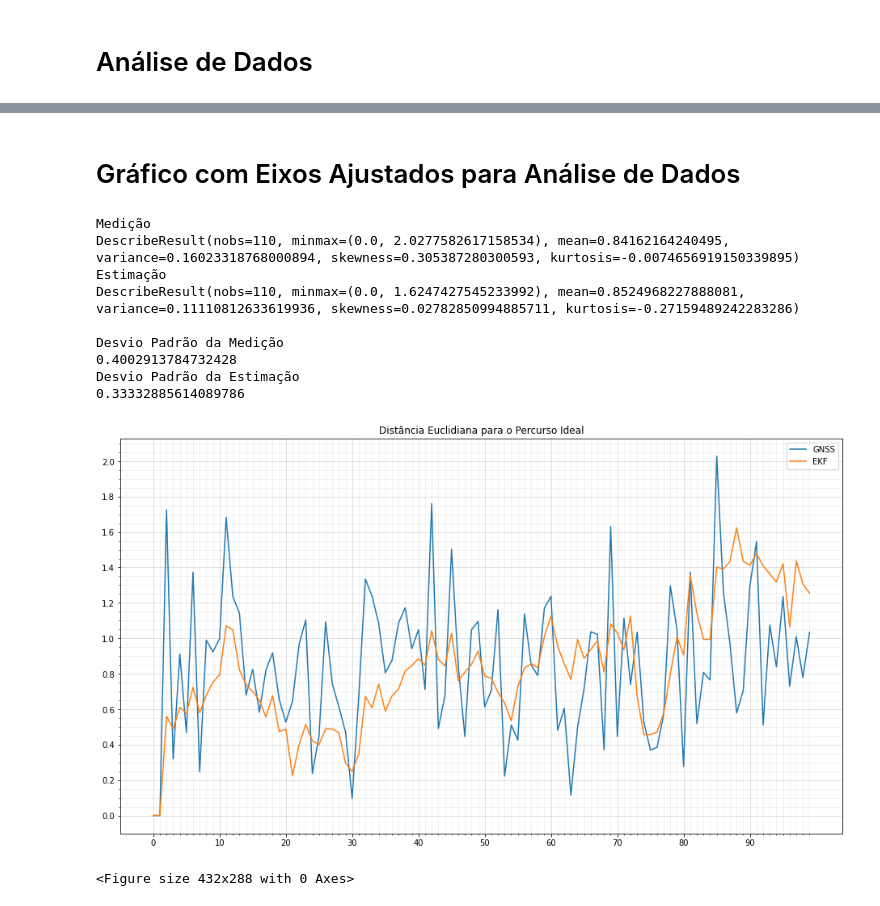
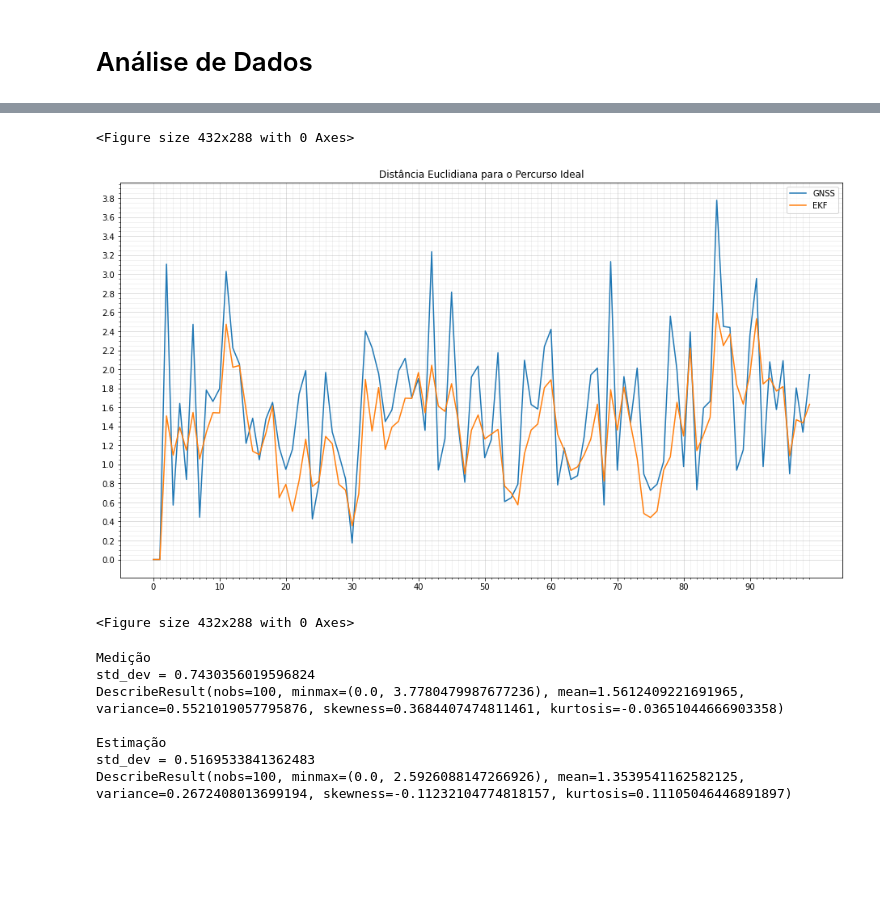
Before and after one commit to deivis6x7/Kalman, a Jupyter notebook: 01-EKF.ipynb, the cells around one changed output, grey strips where cells are left out. Saved outputs shown, nothing was run; the diff lists cells and outputs as text; code cells hidden in the pictures; blank space fills up the shorter version.

```diff
--- a/01-EKF.ipynb
+++ b/01-EKF.ipynb
@@ -481,20 +474,15 @@ class EKF():
         self.R = None
         self.K = None
         self.I = np.eye(3)
-        # Desvios padrões das variáveis de estado
+
+        # Suposições sobre a dinâmica do sistema
         self.noise_pxy = 0.5*2.0*self.dt**2
-        #self.noise_pxy = 0.5*8.8*self.dt**2 # erro de aleatório e bias
         self.noise_tht = 0.01*self.dt
-        #self.noise_tht = 0.5*self.dt
         # Desvios padrões dos sinais de controle
-        self.noise_vel = 2.0*self.dt
-        #self.noise_vel = 8.8*self.dt
-        ##self.noise_psi = 0.1*self.dt
-        self.noise_psi = 1.5*self.dt
+        self.noise_vel = 4.0*self.dt
+        self.noise_psi = 7.5*self.dt
         # Desvios padrões das medições
-        #msdGPS = 0.4862086064106338 # Devio padrão da distância euclidiana entre medição e GT
-        msdGPS = 4
-        self.noise_gps = msdGPS
+        self.noise_gps = 3.0*0.7430356019596824
 
     def init_dynamic_system(self, psx, psy, tht, vel, psi):
         self.x = np.matrix([[psx, psy, tht]]).T # init_state
@@ -677,55 +634,53 @@ Desvio Padrão da Estimação
-# %% [markdown]
-# Gráfico com Eixos Ajustados para Análise de Dados
 # %%
+# Gráfico com eixos ajustados para análise de dados
 fig = plt.figure(figsize=(16,9))
 
 ax = fig.add_subplot(1, 1, 1)
 
-# Major ticks every 22, minor ticks every 5
-y_major_ticks = np.arange(0, 2.2, 0.2)
-y_minor_ticks = np.arange(0, 2.2, 0.05)
+y_major_ticks = np.arange(0, 4.0, 0.2)
+y_minor_ticks = np.arange(0, 4.0, 0.05)
 x_major_ticks = np.arange(0, 100, 10)
 x_minor_ticks = np.arange(0, 100, 1)
 
 ax.set_xticks(x_major_ticks)
 ax.set_xticks(x_minor_ticks, minor=True)
 ax.set_yticks(y_major_ticks)
 ax.set_yticks(y_minor_ticks, minor=True)
 
 ax.grid(which='minor', alpha=0.2)
 ax.grid(which='major', alpha=0.5)
 
-
 plt.plot(dmp[0:100], label='GNSS')
 plt.plot(dep[0:100], label='EKF')
 plt.title("Distância Euclidiana para o Percurso Ideal")
 plt.legend(loc='best')
 plt.figure()
-
-print("Medição")
-#print(stats.describe(dm))
-print(stats.describe(dmp[0:110]))
-print("Estimação")
-#print(stats.describe(de))
-print(stats.describe(dep[0:110]))
-
-# Desvio Padrão
-std_GPS = stats.tstd(dmp[0:110])
-std_EKF = stats.tstd(dep[0:110])
-print()
-print("Desvio Padrão da Medição")
-print(std_GPS)
-print("Desvio Padrão da Estimação")
-print(std_EKF)
 # %% [output]
-Medição
-DescribeResult(nobs=110, minmax=(0.0, 2.0277582617158534), mean=0.84162164240495, variance=0.16023318768000894, skewness=0.305387280300593, kurtosis=-0.0074656919150339895)
-Estimação
-DescribeResult(nobs=110, minmax=(0.0, 1.6247427545233992), mean=0.8524968227888081, variance=0.11110812633619936, skewness=0.02782850994885711, kurtosis=-0.27159489242283286)
-
-Desvio Padrão da Medição
-0.4002913784732428
-Desvio Padrão da Estimação
-0.33332885614089786
+<Figure size 432x288 with 0 Axes>
-[figure, old version]
+[figure, new version]
 <Figure size 432x288 with 0 Axes>
+# %%
+# Estatísticas
+
+## Devio Padrão
+std_GPS = stats.tstd(dmp[0:100])
+std_EKF = stats.tstd(dep[0:100])
+
+# Média, Variância, Erro máximo e Erro mínimo
+print("Medição")
+print("std_dev =",std_GPS)
+#print(stats.describe(dm))
+print(stats.describe(dmp[0:100]))
+print()
+print("Estimação")
+print("std_dev =",std_EKF)
+#print(stats.describe(de))
+print(stats.describe(dep[0:100]))
+# %% [output]
+Medição
+std_dev = 0.7430356019596824
+DescribeResult(nobs=100, minmax=(0.0, 3.7780479987677236), mean=1.5612409221691965, variance=0.5521019057795876, skewness=0.3684407474811461, kurtosis=-0.03651044666903358)
+
+Estimação
+std_dev = 0.5169533841362483
+DescribeResult(nobs=100, minmax=(0.0, 2.5926088147266926), mean=1.3539541162582125, variance=0.2672408013699194, skewness=-0.11232104774818157, kurtosis=0.11105046446891897)
```
Also changed, not shown: parts of 16 cells of this notebook, 2 other files.
